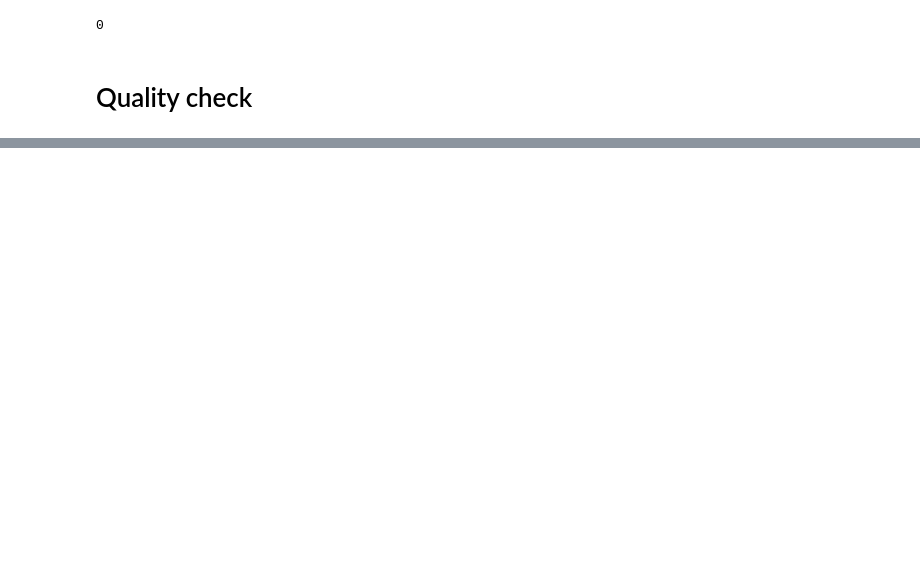
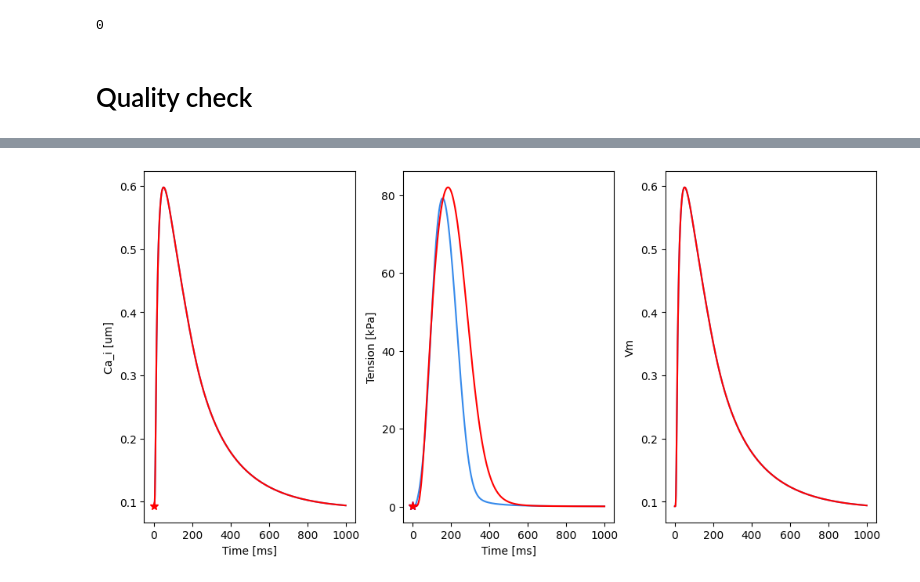
Before and after one commit to CEMRG-publications/Rodero_2026_JMCC, a Jupyter notebook: notebooks/2_run_cell_generate_cycle.ipynb, the cells around one changed output, grey strips where cells are left out. Saved outputs shown, nothing was run; the diff lists cells and outputs as text; code cells hidden in the pictures; blank space fills up the shorter version.

```diff
--- a/notebooks/2_run_cell_generate_cycle.ipynb
+++ b/notebooks/2_run_cell_generate_cycle.ipynb
@@ -251,0 +272,68 @@ plot_Land_output(basefolder =  "/media/croderog/SeagateExpansionDrive/HCM/10GH00
+# %%
+
+basefolder_1 = "/media/croderog/SeagateExpansionDrive/rodero_healthy/h11/scenarios/alex/cell_sims"
+basefolder_2 = "/media/croderog/SeagateExpansionDrive/rodero_healthy/h11/scenarios/10/SS/ToRORd_dynCl/89"
+BCL=1000
+Nbeats = 5
+
+bin_files = [f"ToRORd_dynCl.Vm.bin",f"ToRORd_dynCl.Ca_i.bin",f"ToRORd_dynCl.Tension.bin"]
+output_files = [f"ToRORd_dynCl.Vm.dat","Land.Ca_i.dat","Land.Tension.dat"]
+
+
+for j,filename in enumerate(bin_files):
+
+    full_filename = f"{basefolder_1}/{filename}"
+    ionic_output.bin_to_dat(full_filename,
+                BCL,
+                Nbeats,
+                f"{basefolder_1}/{output_files[j]}",
+                cleanup=False
+                )
+
+
+
+ax = plt.figure(figsize=(10,5), constrained_layout=True).subplots(1, 3)
+
+
+T_1 = file_utils.read_ionic_output(f"{basefolder_1}/{output_files[2]}")
+Ca_i_1 = file_utils.read_ionic_output(f"{basefolder_1}/{output_files[1]}")
+Vm_1 = file_utils.read_ionic_output(f"{basefolder_1}/{output_files[0]}")
+t_1 = np.arange(0, Ca_i_1.shape[0])
+
+T_2 = file_utils.read_ionic_output(f"{basefolder_2}/{output_files[2]}")
+Ca_i_2 = file_utils.read_ionic_output(f"{basefolder_2}/{output_files[1]}")
+Vm_2 = file_utils.read_ionic_output(f"{basefolder_2}/{output_files[0]}")
+t_2 = np.arange(0, Ca_i_2.shape[0])
+
+if np.max(np.abs(T_1)) < 500.0:
+        # Plot the curve
+        ax[0].plot(t_1, Ca_i_1, color='#3489eb')
+        ax[0].plot(t_2, Ca_i_2, color='red')
+
+        # Add a red star at the first point of the curve
+        ax[0].plot(t_1[0], Ca_i_1[0], marker='*', markersize=8, color='red')
+
+        ax[1].plot(t_1, T_1, color='#3489eb')
+        ax[1].plot(t_2, T_2, color='red')
+        ax[1].plot(t_1[0], T_1[0], marker='*', markersize=8, color='blue')
+        ax[1].plot(t_2[0], T_2[0], marker='*', markersize=8, color='red')
+
+
+        ax[2].plot(t_1, Ca_i_1, color='#3489eb')
+        ax[2].plot(t_2, Ca_i_2, color='red')
+else:
+    if np.max(np.abs(T_1)) < 500.0:
+        ax[0].plot(t_1, Ca_i_1, color='black', zorder=0)
+        ax[1].plot(t_1, T_1, color='black', zorder=0)
+
+ax[0].set_xlabel('Time [ms]')
+ax[1].set_xlabel('Time [ms]')
+
+ax[0].set_ylabel('Ca_i [um]')
+ax[1].set_ylabel('Tension [kPa]')
+ax[2].set_ylabel('Vm')
+
+
+plt.show()
+# %% [output]
+[figure, added]
```
Also changed, not shown: parts of 7 cells of this notebook.
